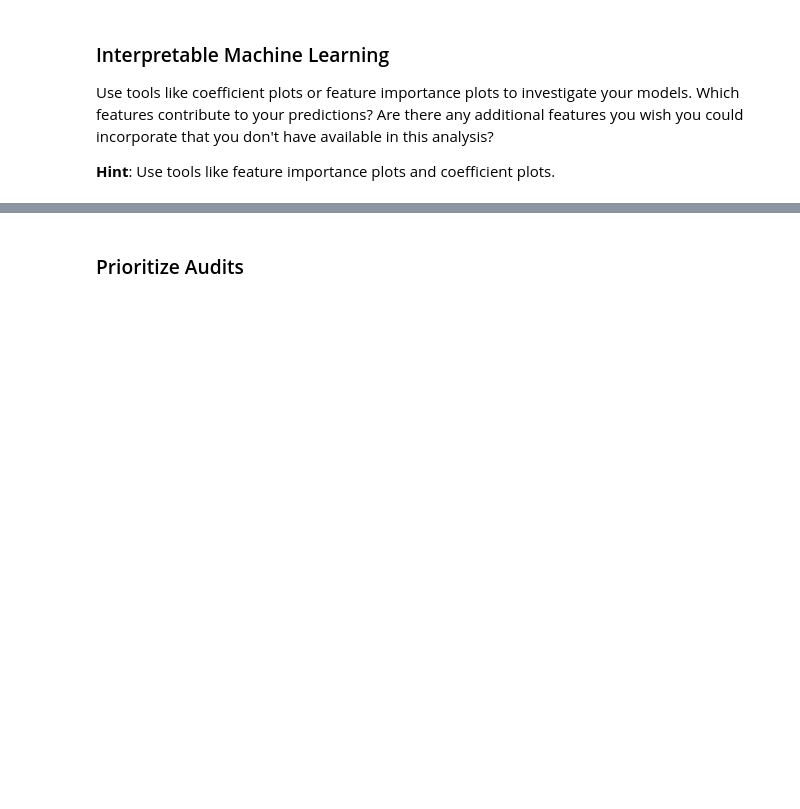
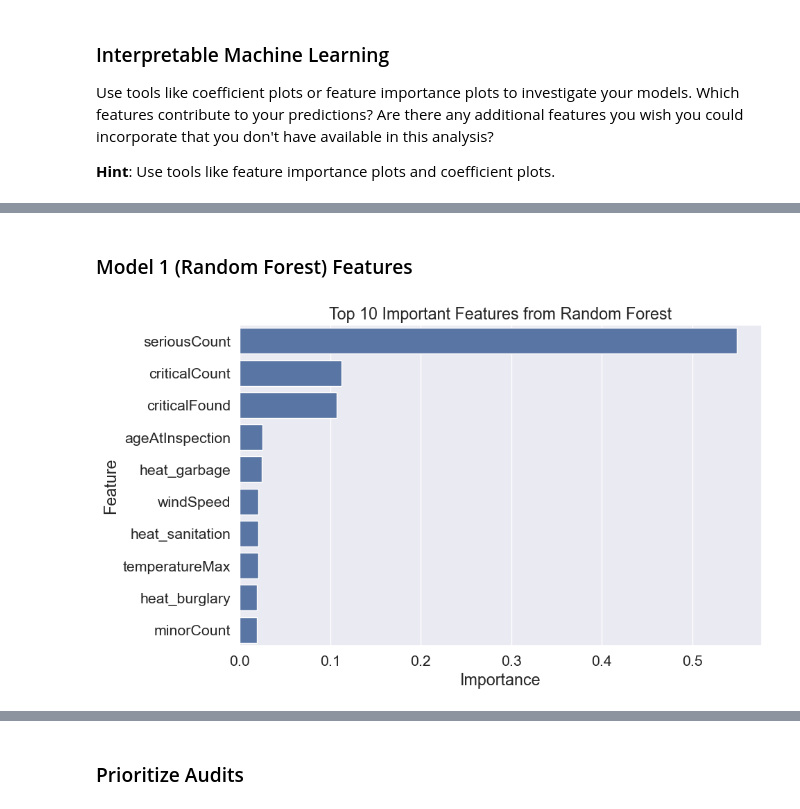
Before and after one commit to taylorgaldi/Computational-Social-Science-Projects, a Jupyter notebook: Project 3/Project 3 Work.ipynb, the cells around one changed output, grey strips where cells are left out. Saved outputs shown, nothing was run; the diff lists cells and outputs as text; code cells hidden in the pictures; blank space fills up the shorter version.

```diff
--- a/Project 3/Project 3 Work.ipynb
+++ b/Project 3/Project 3 Work.ipynb
@@ -423,19 +466,3 @@ scores.mean()
-# %%
-# import library
-import seaborn as sns
-
-# ----------
-rf_classifier.fit(X, y.ravel())
-
-# create feature importance dataframe
-feat_importances = pd.concat([pd.DataFrame(X.columns),pd.DataFrame(np.transpose(rf_classifier.feature_importances_))], axis = 1)
-feat_importances.columns = ["Feature", "Importance"]
-
-# plot
-sns.barplot(x = "Importance",
-            y = "Feature",
-            data = feat_importances.nlargest(10, 'Importance')) # identify the 10 most important features
-plt.show()
 # %% [markdown]
 ### Model 2 Logistic Regression
 # %%
@@ -782,0 +828,26 @@ chicago_inspections_2011_to_2013.columns
+# %% [markdown]
+### Model 1 (Random Forest) Features
+# %%
+# import library
+import seaborn as sns
+
+# ----------
+rf_classifier.fit(X, y.to_numpy())
+
+# create feature importance dataframe
+rffeat_importances = pd.DataFrame({
+    "Feature": X.columns,
+    "Importance": rf_classifier.feature_importances_
+})
+
+# plot
+plt.figure(figsize=(10, 6))
+sns.barplot(x="Importance",
+            y="Feature",
+            data=rffeat_importances.nlargest(10, 'Importance'))
+
+plt.title("Top 10 Important Features from Random Forest")
+plt.tight_layout()
+plt.show()
+# %% [output]
+[figure, added]
```
Also changed, not shown: parts of 44 cells of this notebook.
